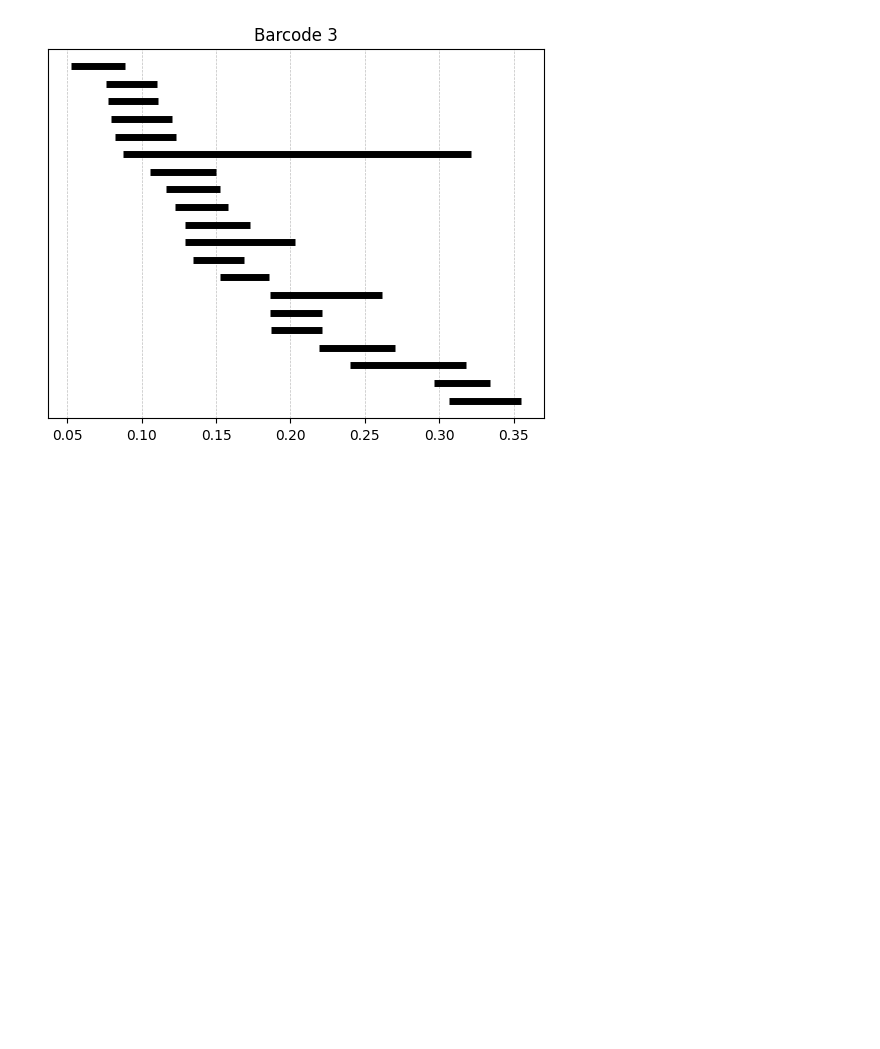
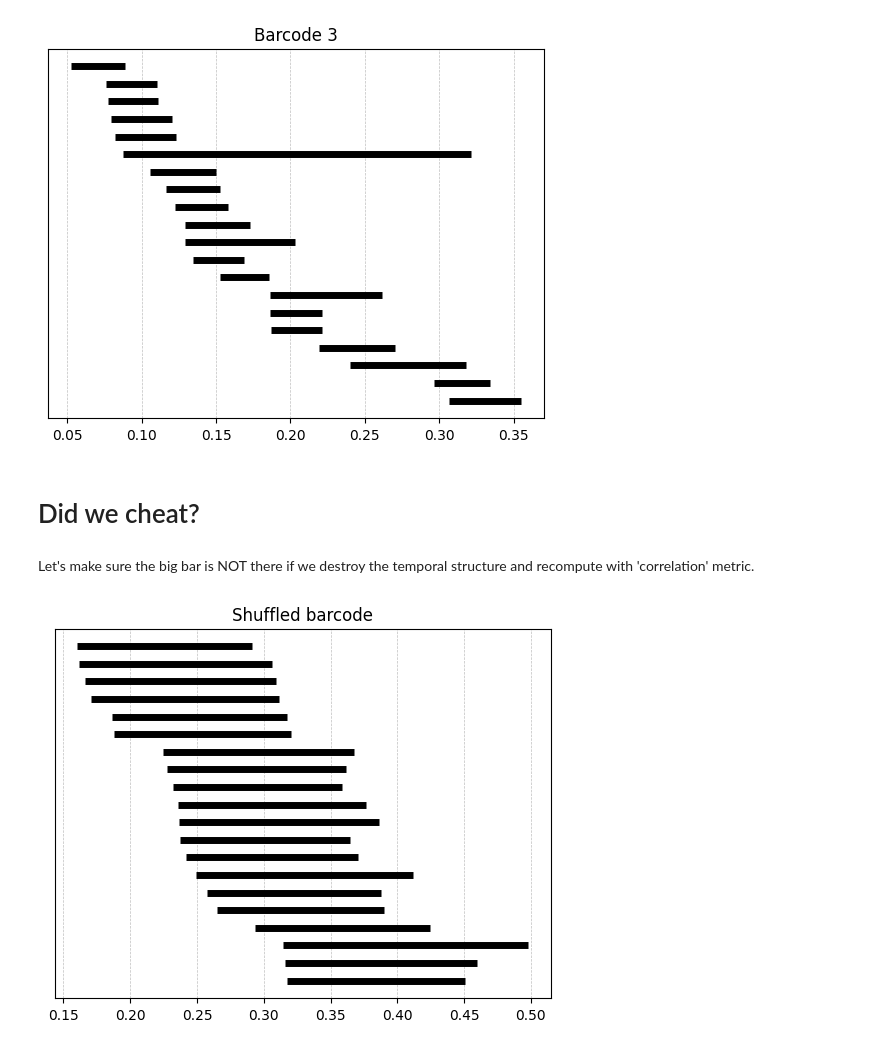
Before and after one commit to niko-schonsheck/SIAMAG25, a Jupyter notebook: fun_with_flies.ipynb, the cells around one changed output. Saved outputs shown, nothing was run; the diff lists cells and outputs as text; code cells hidden in the pictures; blank space fills up the shorter version.

Commit message:
making sure we didn't cheat with flies

```diff
--- a/fun_with_flies.ipynb
+++ b/fun_with_flies.ipynb
@@ -293,3 +293,22 @@ plot_n_longest_bars(barcode_result_3, 20, title = 'Barcode 3')
 # Check that we in fact have the exact same barcodes
 
 assert(np.array_equal(barcode_result_2, barcode_result_3))
+# %% [markdown]
+# Did we cheat?
+# %% [markdown]
+Let's make sure the big bar is NOT there if we destroy the temporal structure and recompute with 'correlation' metric.
+# %%
+shuffled_pop_activity_during_VR_transposed = np.zeros(pop_activity_during_VR_transposed.shape)
+
+# Shuffle each column, i.e., the time series of each nenuron
+for col_index in range(16):
+    column = pop_activity_during_VR_transposed[:, col_index].copy()
+    np.random.shuffle(column)
+    shuffled_pop_activity_during_VR_transposed[:, col_index] = column
+# %%
+# Redo Ripser calculation
+shuffled_ripser_result = ripser(shuffled_pop_activity_during_VR_transposed, metric = 'correlation')
+shuffled_barcode = shuffled_ripser_result['dgms'][1]
+plot_n_longest_bars(shuffled_barcode, 20, title = 'Shuffled barcode')
+# %% [output]
+[figure, added]
```
